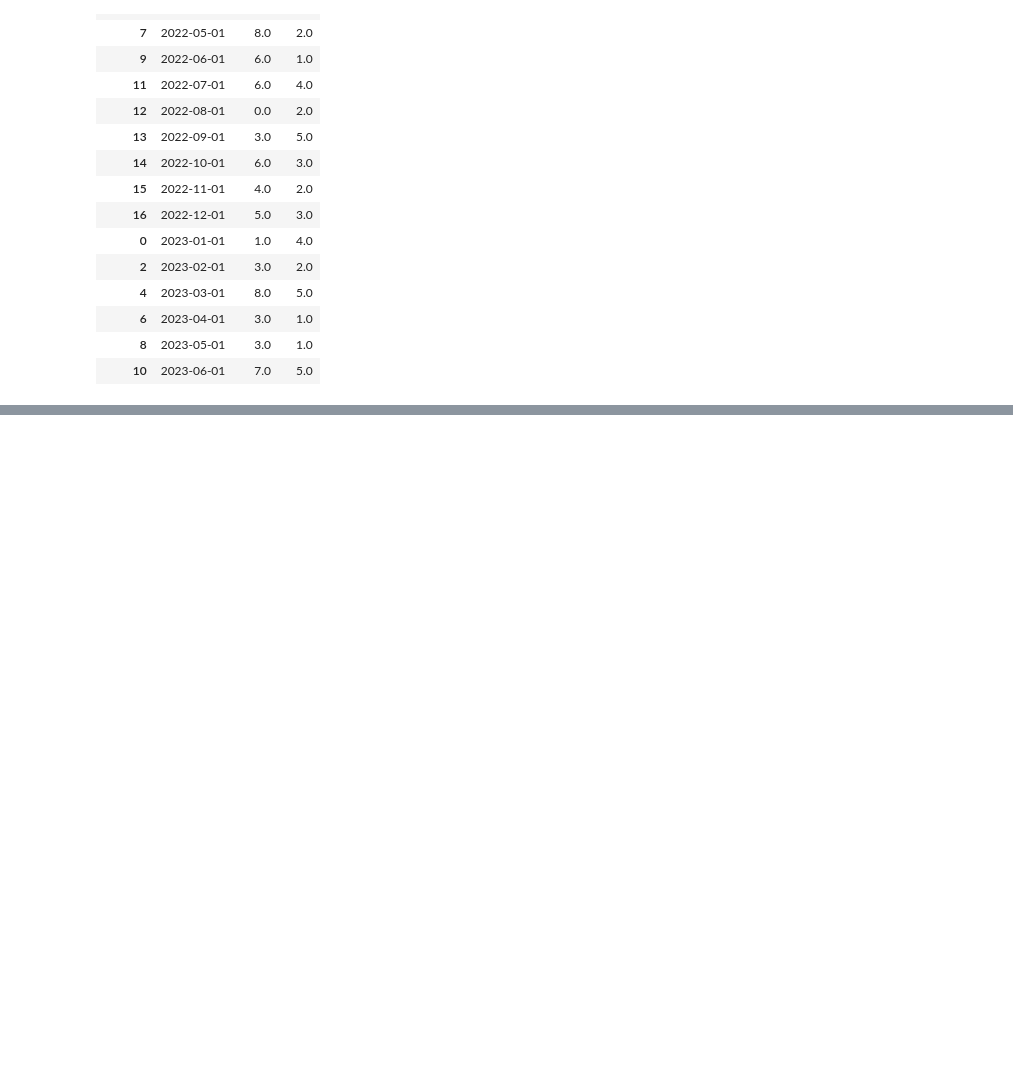
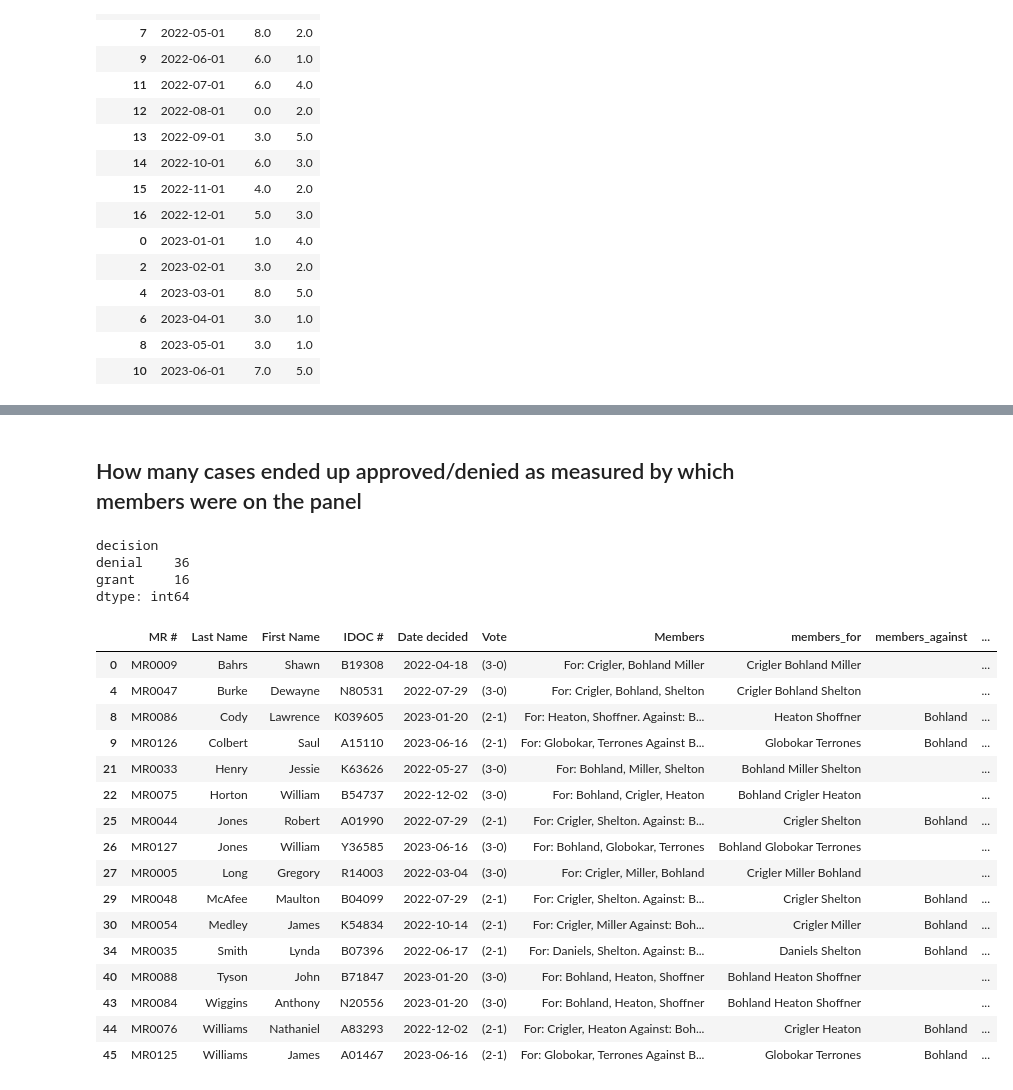
Before and after one commit to amyq96/stories, a Jupyter notebook: medical-release/prb-cases-analysis.ipynb, the cells around one changed output, grey strips where cells are left out. Drawn from its saved outputs; the diff is of its cells as text; code cells hidden in the pictures; blank space fills up the shorter version.

```diff
--- a/medical-release/prb-cases-analysis.ipynb
+++ b/medical-release/prb-cases-analysis.ipynb
@@ -103,6 +105,7 @@ def clean(string):
     string = string.replace('.','')
     string = string.replace(':','')
     string = string.replace(',','')
+    string = string.replace(';','')
     string = string.strip()
     return string
 
@@ -111,4 +114,8 @@ cases['members_for'] = cases['members_for'].apply(clean)
 cases['members_against'] = cases['members_against'].apply(clean)
 
 # create a panel col
-cases['panel'] = cases['members_for'] + ' ' + cases['members_against']
+cases['panel'] = cases['members_for'].astype(str) + ' ' + cases['members_against'].astype(str)
+
+# remove trailing and leading spaces
+for index,row in cases.iterrows():
+    row['panel'] = row['panel'].strip()
@@ -123,0 +122,20 @@ cases.head()
+# %%
+# clean panel name
+
+# create a list sorted alphabetically and remove empty spaces
+def clean_panel_name(panel):
+    name_list = panel.split(' ')
+    if name_list[0] == '' or name_list[-1] == '': # get lists with empty elements
+        name_list = list(filter(None, name_list)) # removes empty elements
+        name_list = sorted(name_list) # alpha sort list elements
+        return name_list
+    else:
+        return name_list
+
+cases['panel_list'] = cases['panel'].apply(clean_panel_name)
+
+# convert from list to string
+def convert(lst):
+     return " ".join(lst)
+
+cases['panel_clean'] = cases['panel_list'].apply(convert)
@@ -223,0 +364,31 @@ cases_by_month.sort_values('month_year', ascending=True)
+# %% [markdown]
+## How many cases ended up approved/denied as measured by which members were on the panel
+# %%
+# how many cases were approved/denied when boland was on the panel?
+cases[cases['panel_clean'].str.contains('Bohland')].groupby('decision').size()
+# %% [output]
+decision
+denial    36
+grant     16
+dtype: int64
+# %%
+# bohland voted against the grant in 8 out of 16
+cases[(cases['panel_clean'].str.contains('Bohland')) & (cases['decision'] == 'grant')]
+# %% [output]
+|  | MR # | Last Name | First Name | IDOC # | Date decided | Vote | Members | members_for | members_against | ... |
+| 0 | MR0009 | Bahrs | Shawn | B19308 | 2022-04-18 | (3-0) | For: Crigler, Bohland Miller | Crigler Bohland Miller |  | ... |
+| 4 | MR0047 | Burke | Dewayne | N80531 | 2022-07-29 | (3-0) | For: Crigler, Bohland, Shelton | Crigler Bohland Shelton |  | ... |
+| 8 | MR0086 | Cody | Lawrence | K039605 | 2023-01-20 | (2-1) | For: Heaton, Shoffner. Against: B... | Heaton Shoffner | Bohland | ... |
+| 9 | MR0126 | Colbert | Saul | A15110 | 2023-06-16 | (2-1) | For: Globokar, Terrones Against B... | Globokar Terrones | Bohland | ... |
+| 21 | MR0033 | Henry | Jessie | K63626 | 2022-05-27 | (3-0) | For: Bohland, Miller, Shelton | Bohland Miller Shelton |  | ... |
+| 22 | MR0075 | Horton | William | B54737 | 2022-12-02 | (3-0) | For: Bohland, Crigler, Heaton | Bohland Crigler Heaton |  | ... |
+| 25 | MR0044 | Jones | Robert | A01990 | 2022-07-29 | (2-1) | For: Crigler, Shelton. Against: B... | Crigler Shelton | Bohland | ... |
+| 26 | MR0127 | Jones | William | Y36585 | 2023-06-16 | (3-0) | For: Bohland, Globokar, Terrones | Bohland Globokar Terrones |  | ... |
+| 27 | MR0005 | Long | Gregory | R14003 | 2022-03-04 | (3-0) | For: Crigler, Miller, Bohland | Crigler Miller Bohland |  | ... |
+| 29 | MR0048 | McAfee | Maulton | B04099 | 2022-07-29 | (2-1) | For: Crigler, Shelton. Against: B... | Crigler Shelton | Bohland | ... |
+| 30 | MR0054 | Medley | James | K54834 | 2022-10-14 | (2-1) | For: Crigler, Miller Against: Boh... | Crigler Miller | Bohland | ... |
+| 34 | MR0035 | Smith | Lynda | B07396 | 2022-06-17 | (2-1) | For: Daniels, Shelton. Against: B... | Daniels Shelton | Bohland | ... |
+| 40 | MR0088 | Tyson | John | B71847 | 2023-01-20 | (3-0) | For: Bohland, Heaton, Shoffner | Bohland Heaton Shoffner |  | ... |
+| 43 | MR0084 | Wiggins | Anthony | N20556 | 2023-01-20 | (3-0) | For: Bohland, Heaton, Shoffner | Bohland Heaton Shoffner |  | ... |
+| 44 | MR0076 | Williams | Nathaniel | A83293 | 2022-12-02 | (2-1) | For: Crigler, Heaton Against: Boh... | Crigler Heaton | Bohland | ... |
+| 45 | MR0125 | Williams | James | A01467 | 2023-06-16 | (2-1) | For: Globokar, Terrones Against B... | Globokar Terrones | Bohland | ... |
```
Also changed, not shown: parts of 37 cells of this notebook.
